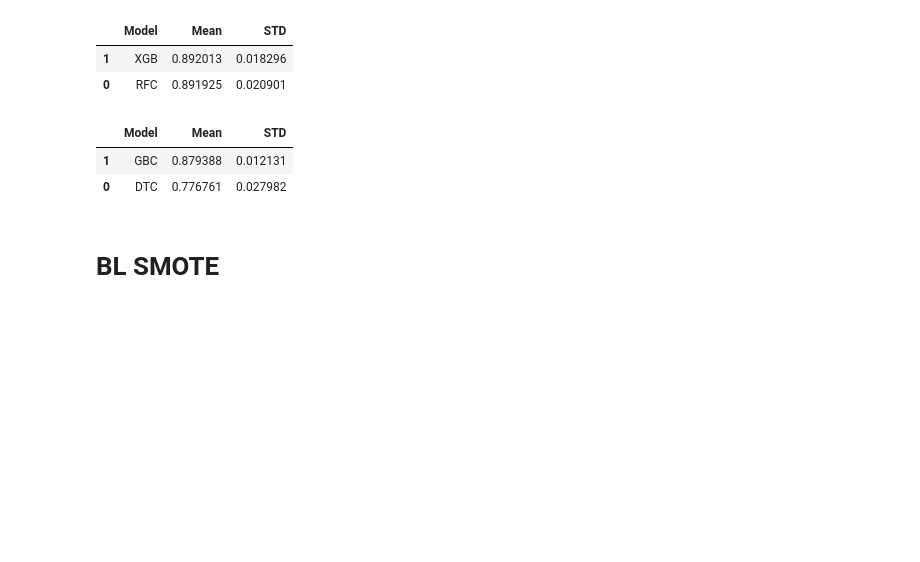
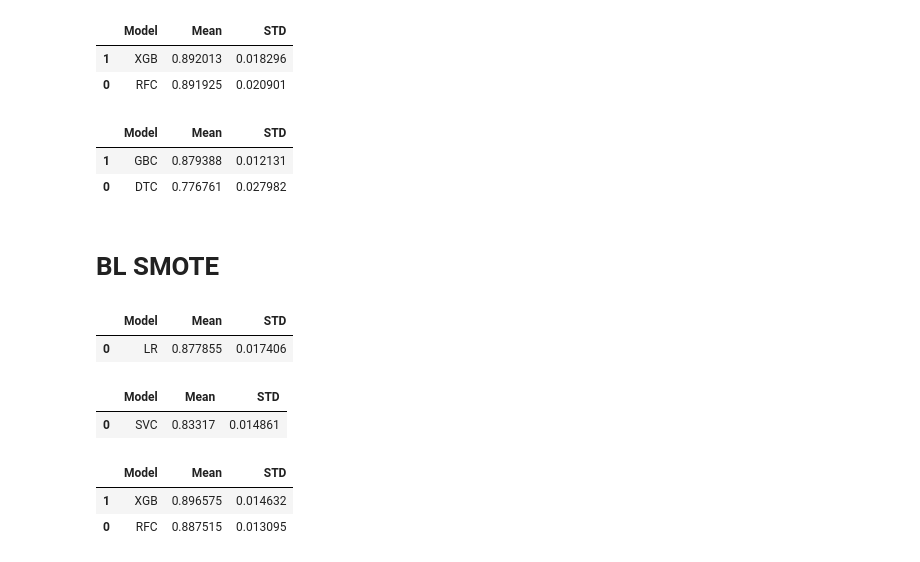
Before and after one commit to MaukanMir/Genshin-Impact-Google-Sentiment-Analysis, a Jupyter notebook: training.ipynb, the cells around one changed output. Saved outputs shown, nothing was run; the diff lists cells and outputs as text; code cells hidden in the pictures; blank space fills up the shorter version.

Commit message:
added new models

```diff
--- a/training.ipynb
+++ b/training.ipynb
@@ -383,3 +383,27 @@ testing_selected_models(names, models, X_smote, y_smote)
 | 0 | DTC | 0.776761 | 0.027982 |
 # %% [markdown]
 # BL SMOTE
+# %%
+X_bl_smote, y_bl_smote = get_over_sampling_methods(features, y, "BL-SMOTE")
+# %%
+names = ['LR']
+models = get_selected_models(names)
+testing_selected_models(names, models, X_bl_smote, y_bl_smote)
+# %% [output]
+|  | Model | Mean | STD |
+| 0 | LR | 0.877855 | 0.017406 |
+# %%
+names = ['SVC']
+models = get_selected_models(names)
+testing_selected_models(names, models, X_bl_smote, y_bl_smote)
+# %% [output]
+|  | Model | Mean | STD |
+| 0 | SVC | 0.83317 | 0.014861 |
+# %%
+names = ['RFC', "XGB"]
+models = get_selected_models(names)
+testing_selected_models(names, models, X_bl_smote, y_bl_smote)
+# %% [output]
+|  | Model | Mean | STD |
+| 1 | XGB | 0.896575 | 0.014632 |
+| 0 | RFC | 0.887515 | 0.013095 |
```
Also changed, not shown: parts of 1 cell of this notebook.
